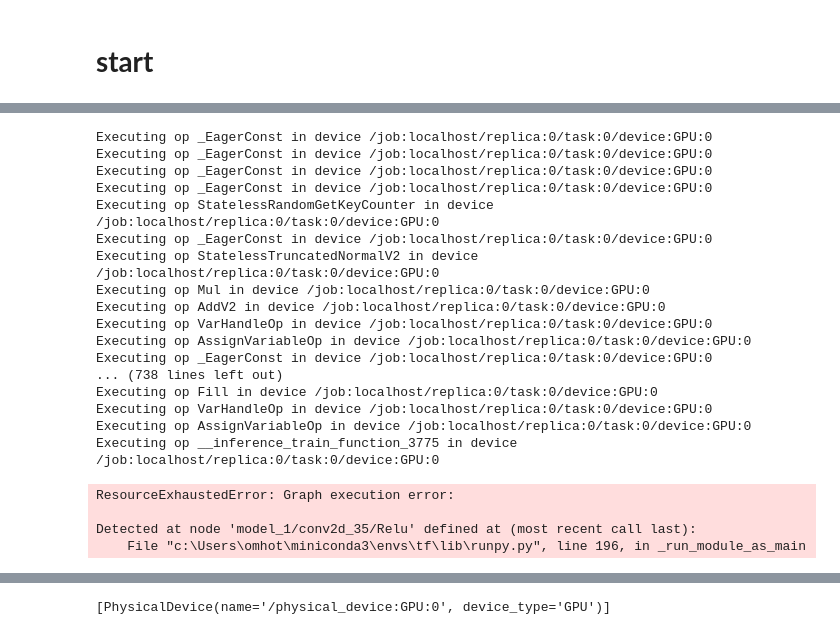
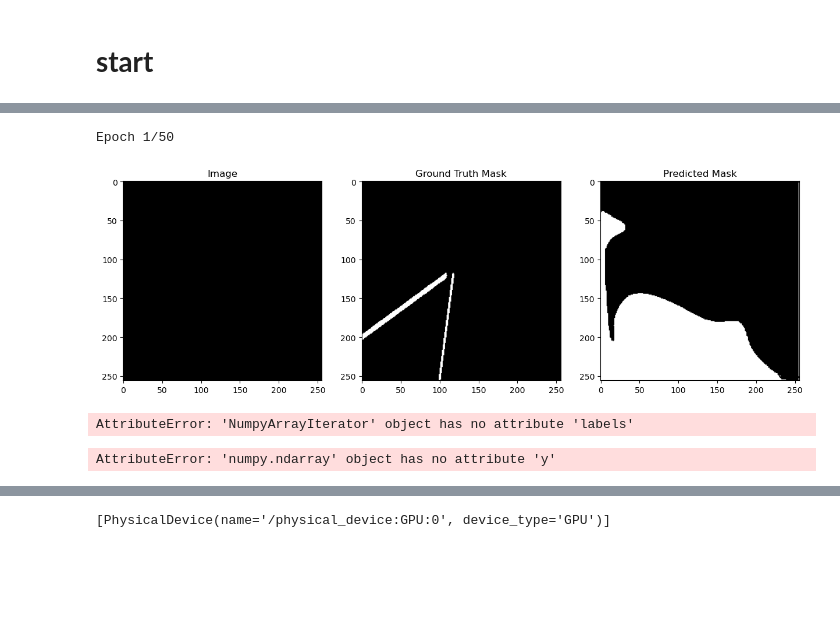
Before and after one commit to Omee-dev/Lane-Detection, a Jupyter notebook: 3.ipynb, the cells around one changed output, grey strips where cells are left out. Saved outputs shown, nothing was run; the diff lists cells and outputs as text; code cells hidden in the pictures; blank space fills up the shorter version.

Commit message:
Add files via upload
Created unet base model with preds

```diff
--- a/3.ipynb
+++ b/3.ipynb
@@ -452,26 +444,22 @@ TypeError: augment() takes 6 positional arguments but 7 were given
+# %%
+def dice_coef(y_true, y_pred, smooth=1):
+    intersection = tf.reduce_sum(y_true * y_pred, axis=[1,2,3])
+    union = tf.reduce_sum(y_true, axis=[1,2,3]) + tf.reduce_sum(y_pred, axis=[1,2,3])
+    dice = tf.reduce_mean((2. * intersection + smooth)/(union + smooth), axis=0)
+    return dice
+
+def dice_loss(y_true, y_pred, smooth=1):
+    dice = dice_coef(y_true, y_pred, smooth)
+    return 1 - dice
+# %%
+name = "Model1"
+filepath = f"../Om/Checkpoints/{name}/{name}.cpkt"
+checkpoint = ModelCheckpoint(filepath, monitor='val_loss', verbose=1, save_best_only=True, mode='min',save_freq='epoch')
 # %%
+import Model
 with tf.device('/GPU:0'):
     model = Model.unet()
-    history = model.fit(gt,epochs=1,verbose=1,validation_data=gval)
+    model.compile(optimizer = Adam(learning_rate = 1e-4), loss = dice_loss ,metrics = ['accuracy'])
+    history = model.fit(gt,epochs=50,verbose=1,validation_data=gval,callbacks = [checkpoint])
 # %% [output]
-Executing op _EagerConst in device /job:localhost/replica:0/task:0/device:GPU:0
-Executing op _EagerConst in device /job:localhost/replica:0/task:0/device:GPU:0
-Executing op _EagerConst in device /job:localhost/replica:0/task:0/device:GPU:0
-Executing op _EagerConst in device /job:localhost/replica:0/task:0/device:GPU:0
-Executing op StatelessRandomGetKeyCounter in device /job:localhost/replica:0/task:0/device:GPU:0
-Executing op _EagerConst in device /job:localhost/replica:0/task:0/device:GPU:0
-Executing op StatelessTruncatedNormalV2 in device /job:localhost/replica:0/task:0/device:GPU:0
-Executing op Mul in device /job:localhost/replica:0/task:0/device:GPU:0
-Executing op AddV2 in device /job:localhost/replica:0/task:0/device:GPU:0
-Executing op VarHandleOp in device /job:localhost/replica:0/task:0/device:GPU:0
-Executing op AssignVariableOp in device /job:localhost/replica:0/task:0/device:GPU:0
-Executing op _EagerConst in device /job:localhost/replica:0/task:0/device:GPU:0
-... (738 lines left out)
-Executing op Fill in device /job:localhost/replica:0/task:0/device:GPU:0
-Executing op VarHandleOp in device /job:localhost/replica:0/task:0/device:GPU:0
-Executing op AssignVariableOp in device /job:localhost/replica:0/task:0/device:GPU:0
-Executing op __inference_train_function_3775 in device /job:localhost/replica:0/task:0/device:GPU:0
+Epoch 1/50
-ResourceExhaustedError: Graph execution error:
-
-Detected at node 'model_1/conv2d_35/Relu' defined at (most recent call last):
-    File "c:\Users\omhot\miniconda3\envs\tf\lib\runpy.py", line 196, in _run_module_as_main
@@ -477,0 +476,35 @@ Detected at node 'model_1/conv2d_35/Relu' defined at (most recent call last):
+# %%
+test_gen = gtest
+
+# Get one batch of test data
+x_test, y_test = test_gen.next()
+
+# Get the model prediction for the first image in the batch
+pred = model.predict(x_test[7].reshape(1, 256, 256, 3))
+
+# Convert the predicted mask to binary
+pred_mask = (pred > 0.5).astype(np.uint8)[0]
+
+# Visualize the image, ground truth mask, and predicted mask
+fig, axs = plt.subplots(1, 3, figsize=(15, 5))
+
+axs[0].imshow(x_test[0])
+axs[0].set_title('Image')
+
+axs[1].imshow(y_test[0, :, :, 0], cmap='gray')
+axs[1].set_title('Ground Truth Mask')
+
+axs[2].imshow(pred_mask[:, :, 0], cmap='gray')
+axs[2].set_title('Predicted Mask')
+
+plt.show()
+# %% [output]
+[figure, added]
+# %%
+gt.labels
+# %% [output]
+AttributeError: 'NumpyArrayIterator' object has no attribute 'labels'
+# %%
+blended_preds = get_predictions(model,x_test)
+# %% [output]
+AttributeError: 'numpy.ndarray' object has no attribute 'y'
```
Also changed, not shown: parts of 10 cells of this notebook, 2 other files.
